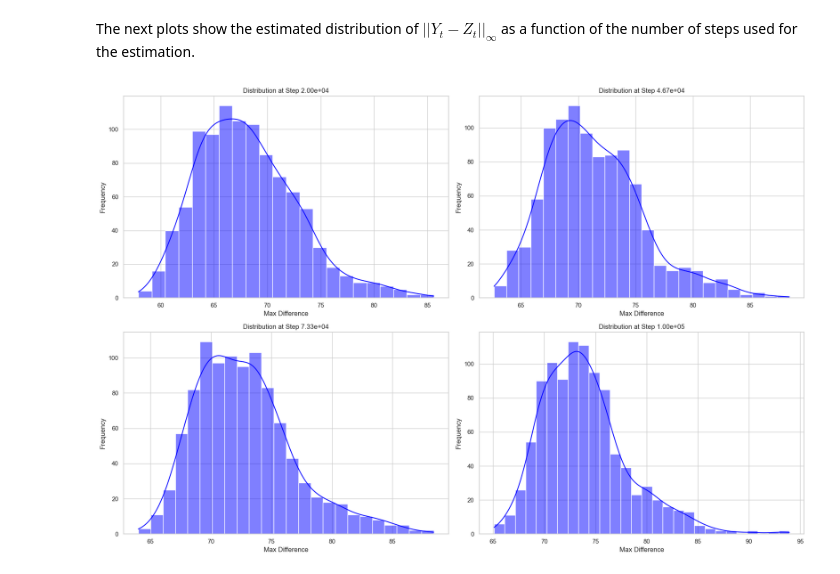
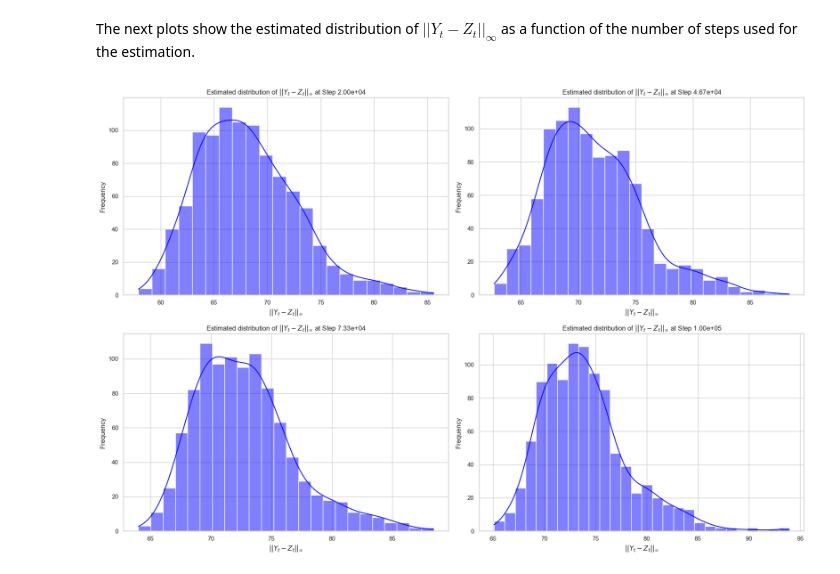
Before and after one commit to statsmarkov/depth_markov, a Jupyter notebook: section2.ipynb, the cells around one changed output. Drawn from its saved outputs; the diff is of its cells as text; code cells hidden in the pictures.

```diff
--- a/section2.ipynb
+++ b/section2.ipynb
@@ -84,23 +84,23 @@ The next plots show the estimated distribution of $||Y_t-Z_t||_{\infty}$ as a fu
 # %%
 start_step = int(0.2 * n_steps)  # Start from 20% of n_steps
 selected_steps = np.linspace(start_step, n_steps, 4, dtype=int)  # Select 5 time steps
 
 # Set up plotting
 sns.set(style="whitegrid")
 fig, axes = plt.subplots(2, 2, figsize=(18, 12))  # Create a subplot grid
 axes = axes.flatten()  # Flatten the array of axes
 
 for i, step in enumerate(selected_steps):
     sns.histplot(max_diffs_all_simulations[:, step-1], ax=axes[i], kde=True, color='blue')
-    axes[i].set_title(f'Distribution at Step {step:.2e}')  # Use scientific notation with 2 decimal places for the step number
-    axes[i].set_xlabel('Max Difference')
+    axes[i].set_title(r'Estimated distribution of $||Y_t-Z_t||_{\infty}$ at step '+f'{step:.2e}')  # Use scientific notation with 2 decimal places for the step number
+    axes[i].set_xlabel(r'$||Y_t-Z_t||_{\infty}$')
     axes[i].set_ylabel('Frequency')
 
 # Remove extra subplot (if any)
 for j in range(i+1, len(axes)):
     fig.delaxes(axes[j])
 
 plt.tight_layout()
 plt.show()
 # %% [output]
-[figure, old version]
+[figure, new version]
```
